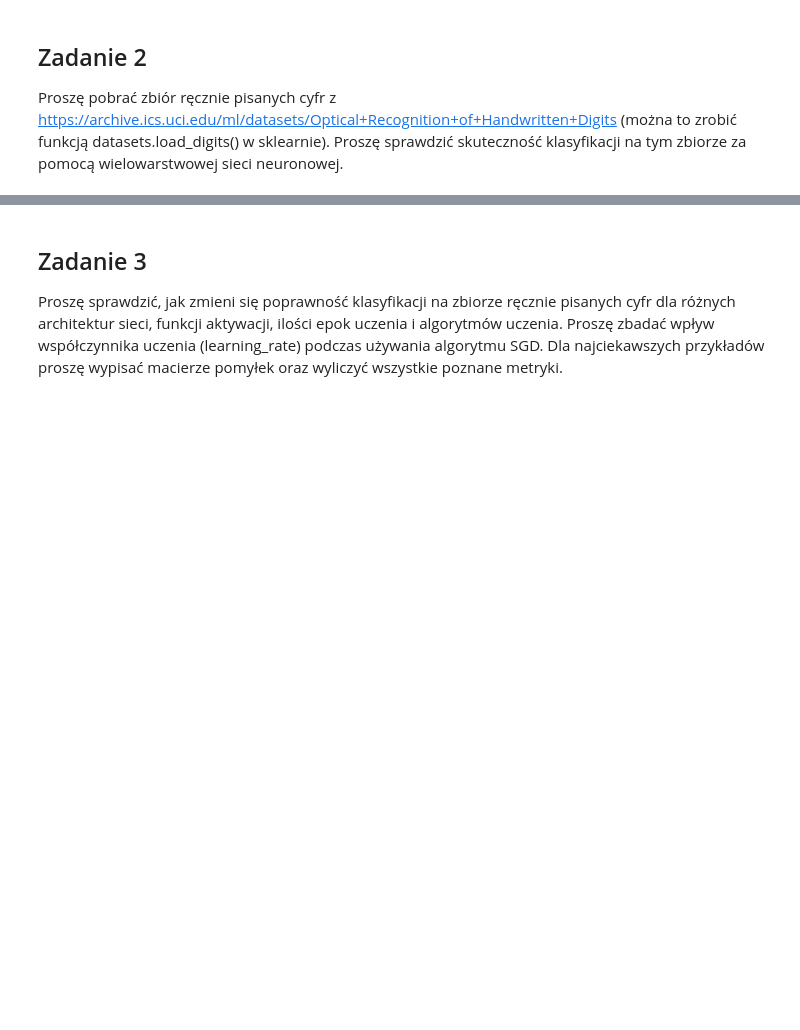
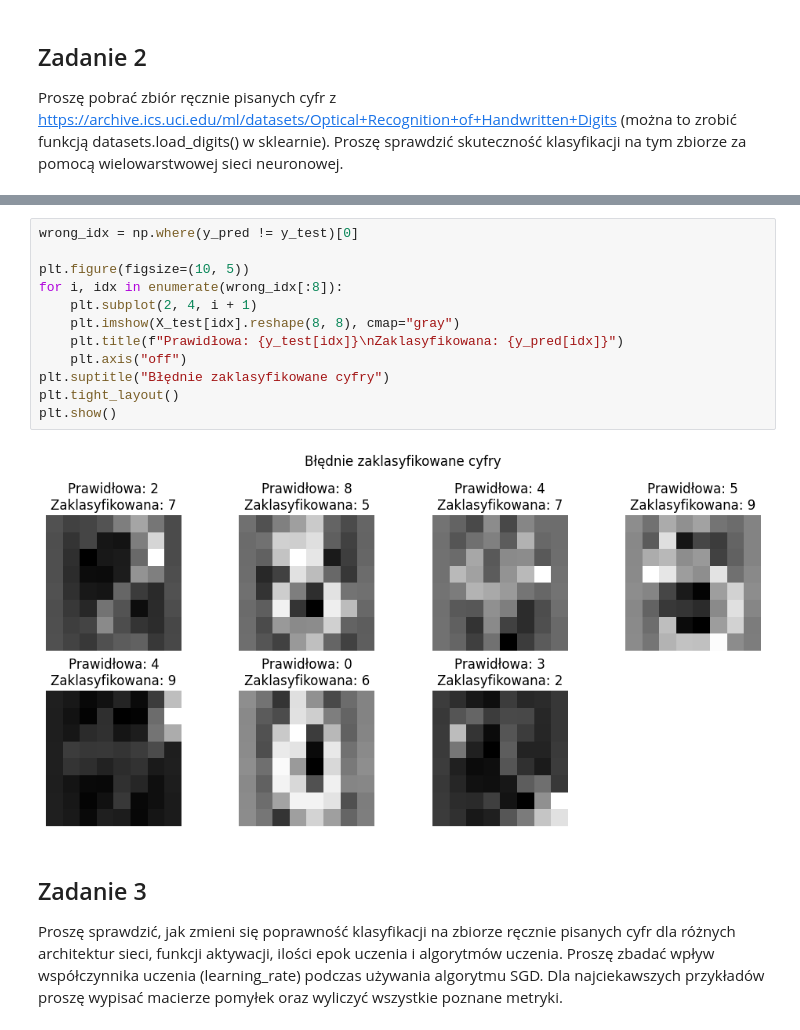
Before and after one commit to ZEN1X/MIO, a Jupyter notebook: lab02/lab02.ipynb, the cells around one changed output, grey strips where cells are left out. Cells and saved outputs as stored; diff of their text form; blank space fills up the shorter version.

```diff
--- a/lab02/lab02.ipynb
+++ b/lab02/lab02.ipynb
@@ -212,3 +222,17 @@ Skuteczność klasyfikacji na zbiorze cyfr: 0.9722
+# %%
+wrong_idx = np.where(y_pred != y_test)[0]
+
+plt.figure(figsize=(10, 5))
+for i, idx in enumerate(wrong_idx[:8]):
+    plt.subplot(2, 4, i + 1)
+    plt.imshow(X_test[idx].reshape(8, 8), cmap="gray")
+    plt.title(f"Prawidłowa: {y_test[idx]}\nZaklasyfikowana: {y_pred[idx]}")
+    plt.axis("off")
+plt.suptitle("Błędnie zaklasyfikowane cyfry")
+plt.tight_layout()
+plt.show()
+# %% [output]
+[figure, added]
 # %% [markdown]
 ## Zadanie 3
 
```
Also changed, not shown: parts of 2 cells of this notebook.
